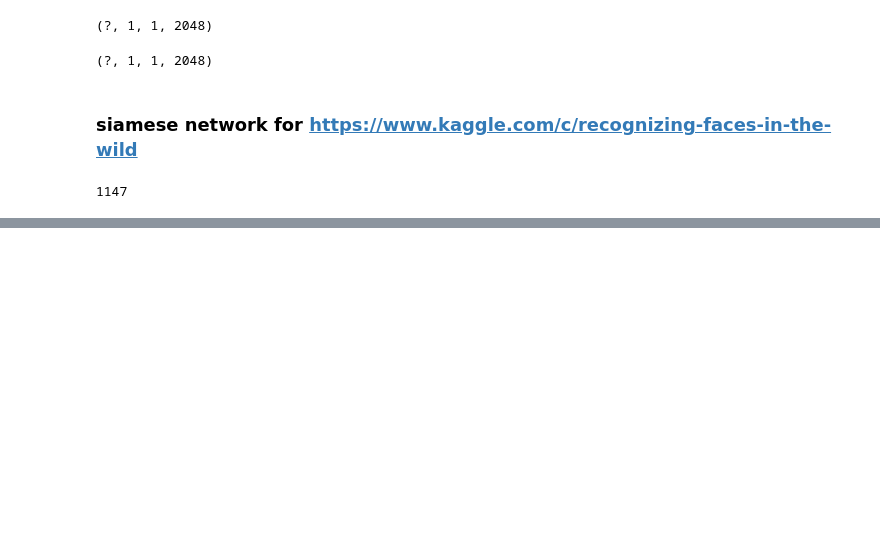
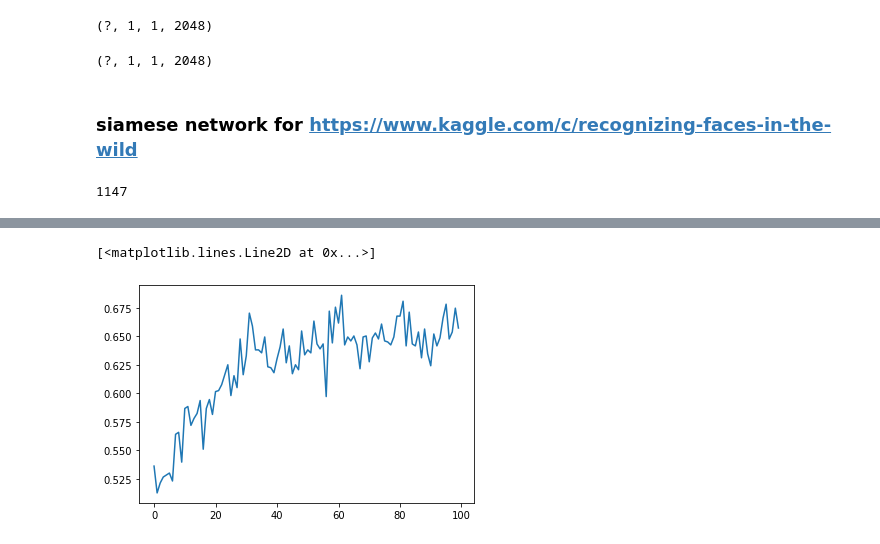
Before and after one commit to chengxiaoy/cxy, a Jupyter notebook: face.ipynb, the cells around one changed output, grey strips where cells are left out. Drawn from its saved outputs; the diff is of its cells as text; code cells hidden in the pictures; blank space fills up the shorter version.

```diff
--- a/face.ipynb
+++ b/face.ipynb
@@ -179,0 +211,5 @@ model.fit_generator(gen(train, train_person_to_images_map, batch_size=16), use_m
+# %%
+plt.plot(loss_list[:, 0], loss_list[:, 2])
+# %% [output]
+[<matplotlib.lines.Line2D at 0x...>]
+[figure, added]
```
Also changed, not shown: parts of 10 cells of this notebook, 1 other file.
